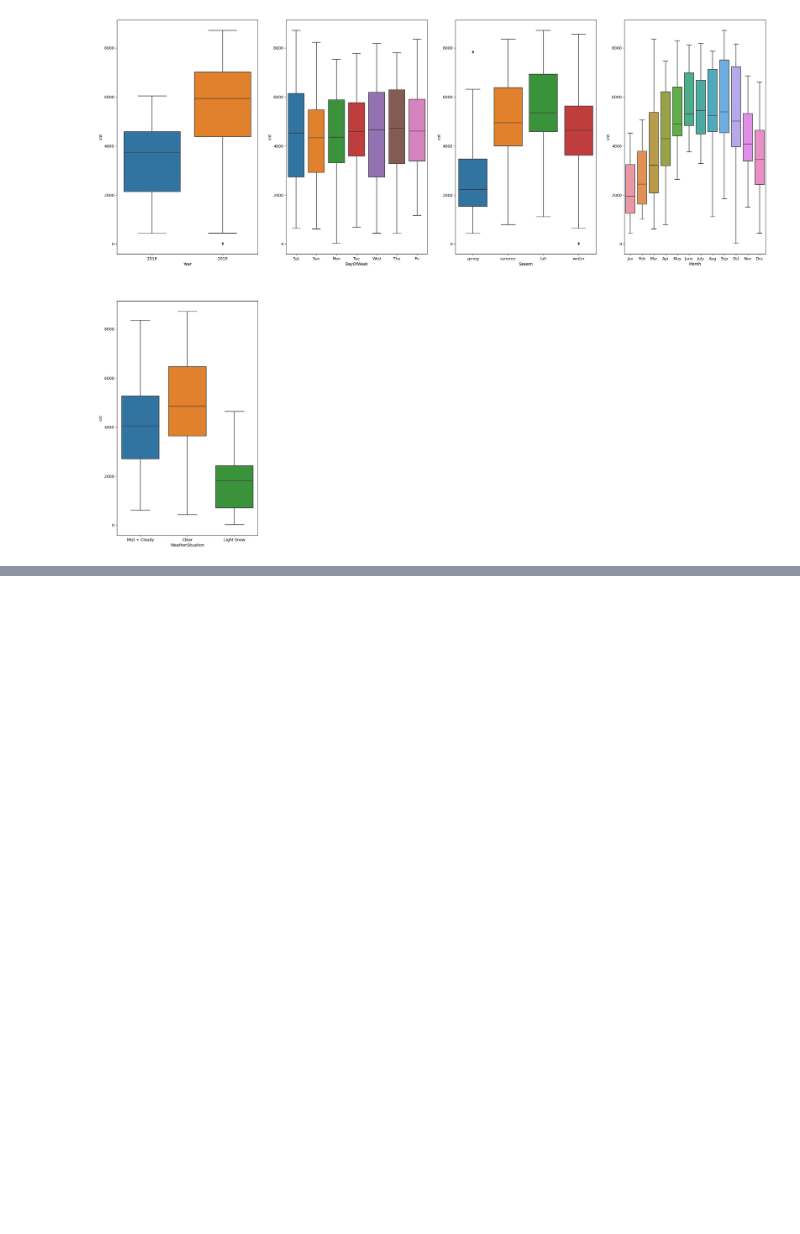
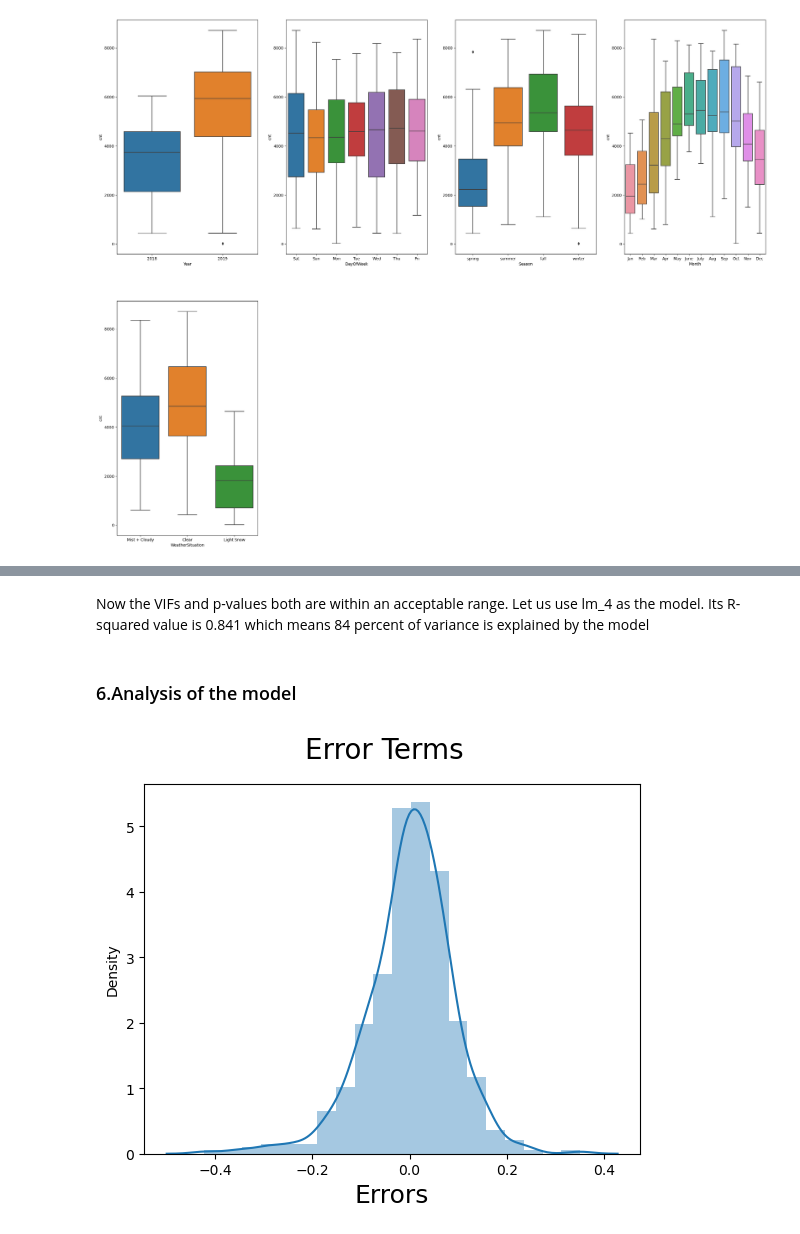
Before and after one commit to vivekbabu/Boombikes-Multi-Linear-Regression, a Jupyter notebook: Boombikes-Multi-Linear-Regression.ipynb, the cells around one changed output, grey strips where cells are left out. Saved outputs shown, nothing was run; the diff lists cells and outputs as text; code cells hidden in the pictures; blank space fills up the shorter version.

Commit message:
Added some analysis

```diff
--- a/Boombikes-Multi-Linear-Regression.ipynb
+++ b/Boombikes-Multi-Linear-Regression.ipynb
@@ -349,0 +655,4 @@ day_csv_train.describe()
+# %%
+X_train_lm = sm.add_constant(X_train_rfe)
+lm_3 = sm.OLS(y_train, X_train_lm).fit()
+lm_3.summary()
@@ -349,0 +714,6 @@ day_csv_train.describe()
+# %%
+X_train_rfe = X_train_rfe.drop(['Sat'], axis=1)
+# %%
+X_train_lm = sm.add_constant(X_train_rfe)
+lm_4 = sm.OLS(y_train, X_train_lm).fit()
+lm_4.summary()
@@ -349,0 +771,15 @@ day_csv_train.describe()
+# %% [markdown]
+Now the VIFs and p-values both are within an acceptable range. Let us use lm_4 as the model. Its R-squared value is 0.841
+which means 84 percent of variance is explained by the model
+# %% [markdown]
+### 6.Analysis of the model
+# %%
+y_train_pred = lm_4.predict(X_train_lm)
+# %%
+fig = plt.figure()
+sns.distplot((y_train - y_train_pred), bins = 20)
+fig.suptitle('Error Terms', fontsize = 20)
+plt.xlabel('Errors', fontsize = 18)
+plt.show()
+# %% [output]
+[figure, added]
```
Also changed, not shown: parts of 108 cells of this notebook.
